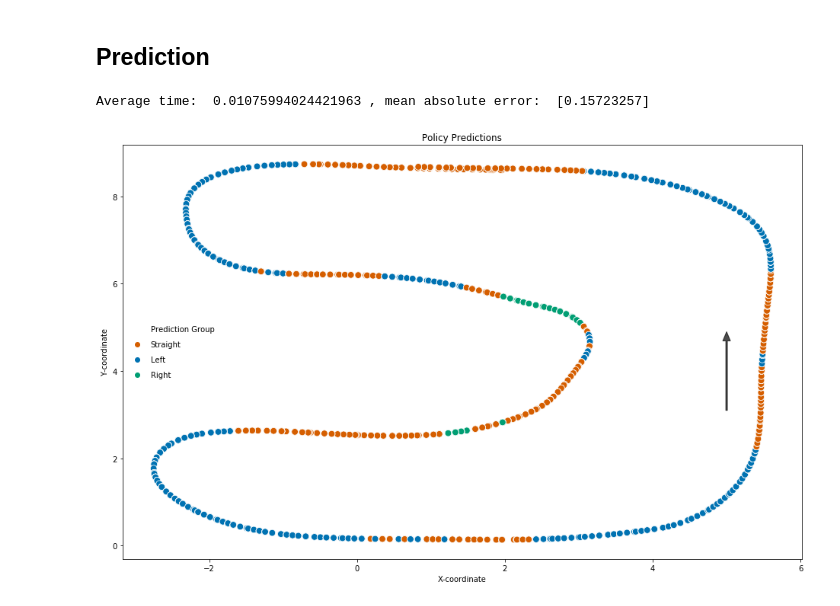
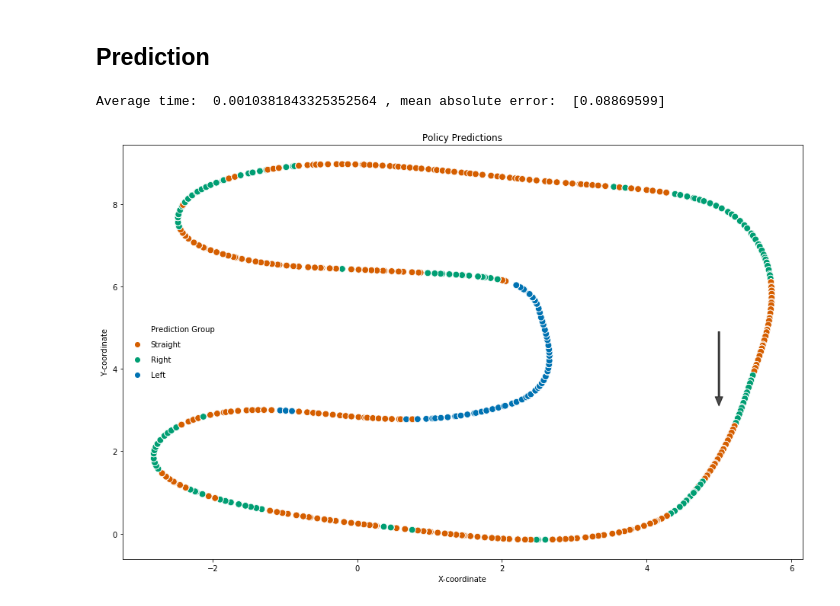
Before and after one commit to jonajo15/f1tenth-policy, a Jupyter notebook: policy_network.ipynb, the cells around one changed output. Cells and saved outputs as stored; diff of their text form; code cells hidden in the pictures.

```diff
--- a/policy_network.ipynb
+++ b/policy_network.ipynb
@@ -86,7 +93,7 @@ plt.show()
 angle_inc = math.radians(0.25)
 angle_start = -math.radians(45)
 
-SEQ_IDX = 500
+SEQ_IDX = 400
 data_plot = X[SEQ_IDX]
 
 x_ = []
@@ -290,7 +333,7 @@ Use tf.gfile.GFile.
 trt_graph = trt.create_inference_graph(
     input_graph_def=frozen_graph,
     outputs=output_nodes,
-    max_batch_size=2,# specify your max batch size
+    max_batch_size=24,# specify your max batch size
     max_workspace_size_bytes=2*(10**9),# specify the max workspace
     precision_mode="FP32") # precision, can be "FP32" (32 floating point precision) or "FP16"
 
@@ -346,66 +389,59 @@ with graph.as_default():
 
         lidar_func = lambda x : x if x <= 15.0 else 15.0
 
-        #actions_ = pd.read_csv('../data/SIMULATION/RACE_1_TEST/straight_left_turn/actions.txt', sep=' ')
-        #lidars_ = pd.read_csv('../data/SIMULATION/RACE_1_TEST/straight_left_turn/lidar.txt', sep=' ')
-        actions_ = pd.read_csv('../data/demo/u_left/actions.txt', sep=' ', header=None)
-        lidars_ = pd.read_csv('../data/demo/u_left/lidar.txt', sep=' ', header=None)
+        actions_ = pd.read_csv('../data/SIMULATION/RACE_1_TEST/straight_left_turn/actions.txt', sep=' ')
+        lidars_ = pd.read_csv('../data/SIMULATION/RACE_1_TEST/straight_left_turn/lidar.txt', sep=' ')
+        #actions_ = pd.read_csv('../data/demo/u_right/actions.txt', sep=' ', header=None)
+        #lidars_ = pd.read_csv('../data/demo/u_right/lidar.txt', sep=' ', header=None)
 
         X = lidars_.iloc[:,:].values
         y = actions_.iloc[:,0].values
         predictions = []
         tot_time = 0
         error = 0
-        count_wrong_dir = 0
-        counter = 0
         for j in range(len(X)):
-            #preprocess
+
             start = time.time()
-            lidar = preprocess(X[j])
-            lidar = np.array([[ lidar_func(i)/15.0 for i in lidar ]])
-            #predict
+            lidar = np.array([[ lidar_func(i)/15.0 for i in X[j][180:900] ]])
             out_pred = sess.run(output_, feed_dict={input_: lidar})
-            if (abs(out_pred) < 0.15): #straight
-                predictions.append('Straight')
-            elif (out_pred < 0.0): #right
-                predictions.append('Right')
-            else: #left
-                predictions.append('Left')
             end = time.time()
+
             tot_time = tot_time + (end-start)
             error = error + abs(out_pred[0] - y[j])
-            #if abs(y[j]) > 0.1:
-            #    counter = counter +1
 
-            #if (y[j] > 0.1 and out_pred[0] < -0.1) or (y[j] < -0.1 and out_pred[0] > 0.1):
-            #    count_wrong_dir = count_wrong_dir + 1
+            #Visualization stuff
+            if (abs(out_pred) < 0.15):
+                predictions.append('Straight')
+            elif (out_pred < 0.0):
+                predictions.append('Right')
+            else:
+                predictions.append('Left')
 
         print("Average time: ", tot_time/len(X), ", mean absolute error: ", error/len(X))
-        #print("Percentage of times wrong turn entirely: ", count_wrong_dir/counter)
 # %% [output]
-Average time:  0.01075994024421963 , mean absolute error:  [0.15723257]
+Average time:  0.0010381843325352564 , mean absolute error:  [0.08869599]
 # %%
-positions_ = pd.read_csv('../data/demo/u_left/odom.txt', sep=' ', header=None, names=['x', 'y'])
+positions_ = pd.read_csv('../data/demo/u_right/odom.txt', sep=' ', header=None, names=['x', 'y'])
 positions_['Prediction Group'] = predictions
 
 pal   = dict(Straight = '#D55E00', Left = '#0072B2', Right= '#009E73')
 
 fig = plt.figure(figsize=(16,10))
 sns.scatterplot(x='x',y='y', hue='Prediction Group',
                 palette=pal,
                 data=positions_,
                 marker='o', s=75)
 plt.title('Policy Predictions')
 plt.xlabel('X-coordinate')
 plt.ylabel('Y-coordinate')
 
-plt.annotate('', xy=(5, 5),  xycoords='data',
-            xytext=(5, 3), textcoords='data',
+plt.annotate('', xy=(5, 3),  xycoords='data',
+            xytext=(5, 5), textcoords='data',
             arrowprops=dict(facecolor='black', shrink=0.05, width=2, headwidth=10, alpha = 0.7),
             horizontalalignment='right', verticalalignment='top', alpha=0.4)
 
 
 plt.legend(labelspacing=1, frameon=False, loc=6)
 plt.show()
 # %% [output]
-[figure, old version]
+[figure, new version]
```
Also changed, not shown: parts of 13 cells of this notebook, 18 other files.
